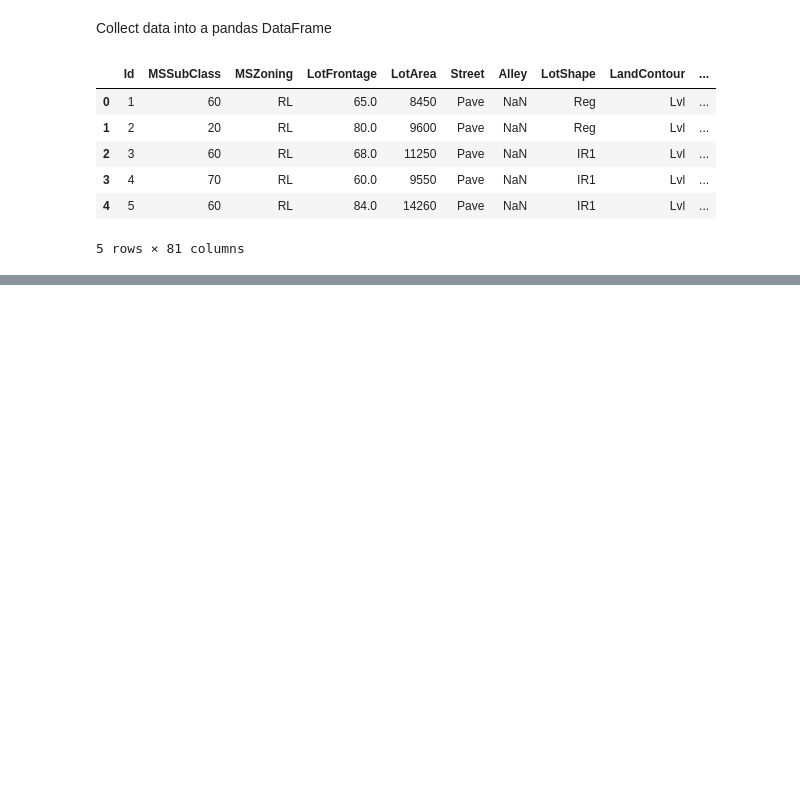
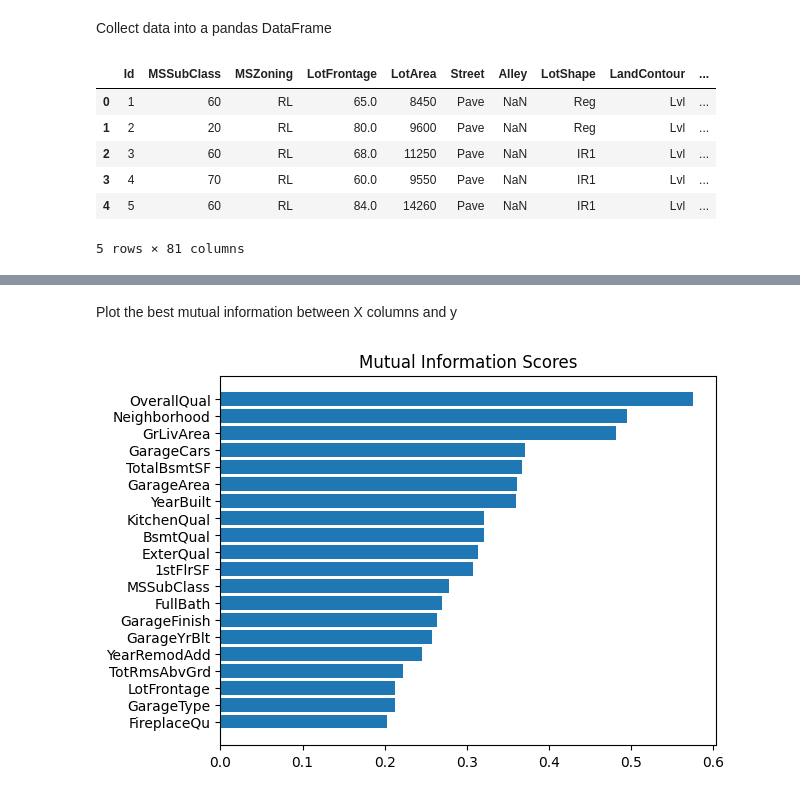
Before and after one commit to pierreglerant/house_predictions, a Jupyter notebook: data_analysis.ipynb, the cells around one changed output, grey strips where cells are left out. Cells and saved outputs as stored; diff of their text form; code cells hidden in the pictures; blank space fills up the shorter version.

Commit message:
feat: plot the best mutual information between X columns and y

```diff
--- a/data_analysis.ipynb
+++ b/data_analysis.ipynb
@@ -51,0 +38,13 @@ X                 = preprocess.preprocessData(X)
+# %% [markdown]
+Plot  the best mutual information between X columns and y
+# %%
+# Get the name of X's columns with discrete features
+discreteFeatures = X.dtypes == int
+
+# Get mutual information scores between X and y
+miScores = mi.getMIScores(X,y,discreteFeatures)
+
+# Plot the best mutual information between X columns and y
+mi.plotMIBar(miScores,miScoresIndex=[i for i in range(20)])
+# %% [output]
+[figure, added]
```
Also changed, not shown: parts of 1 cell of this notebook.
